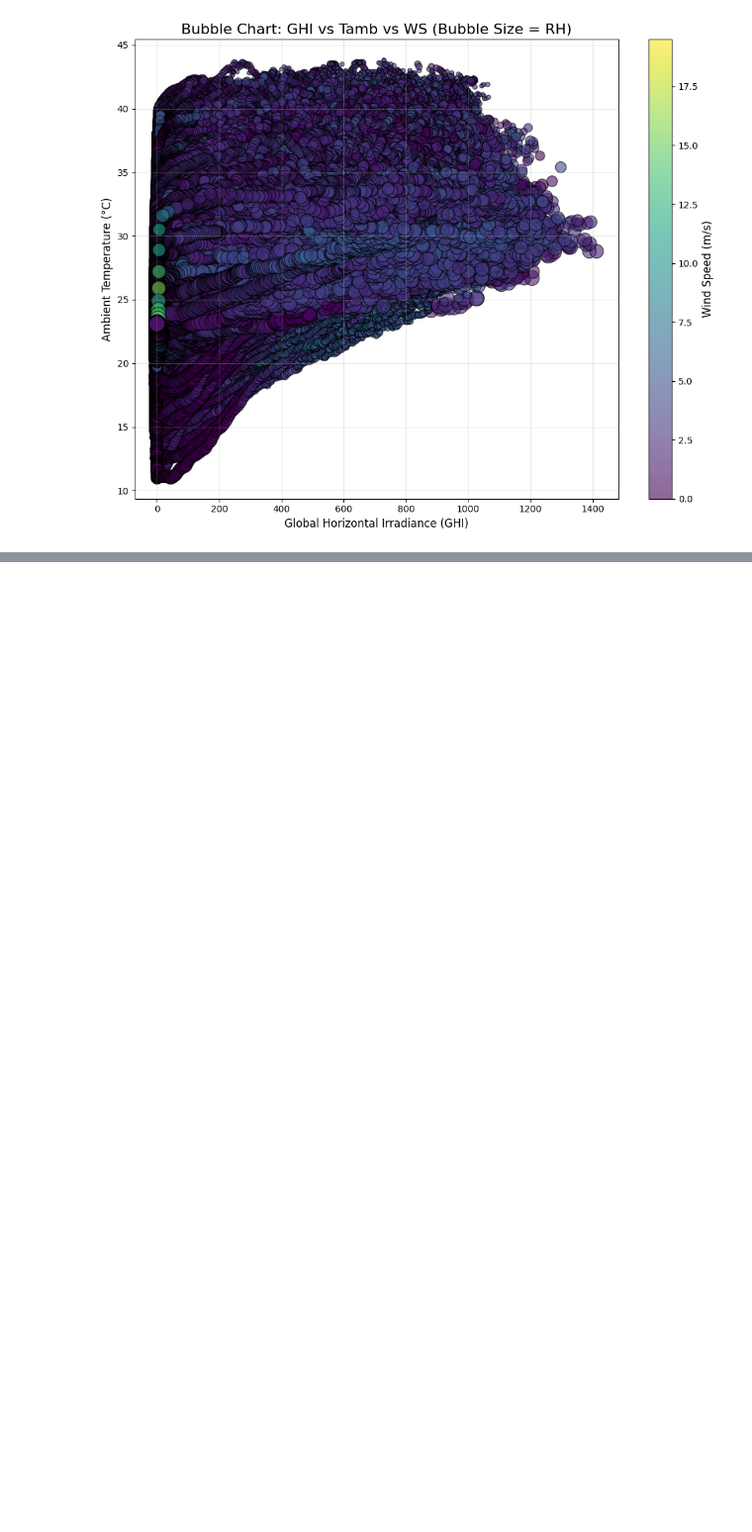
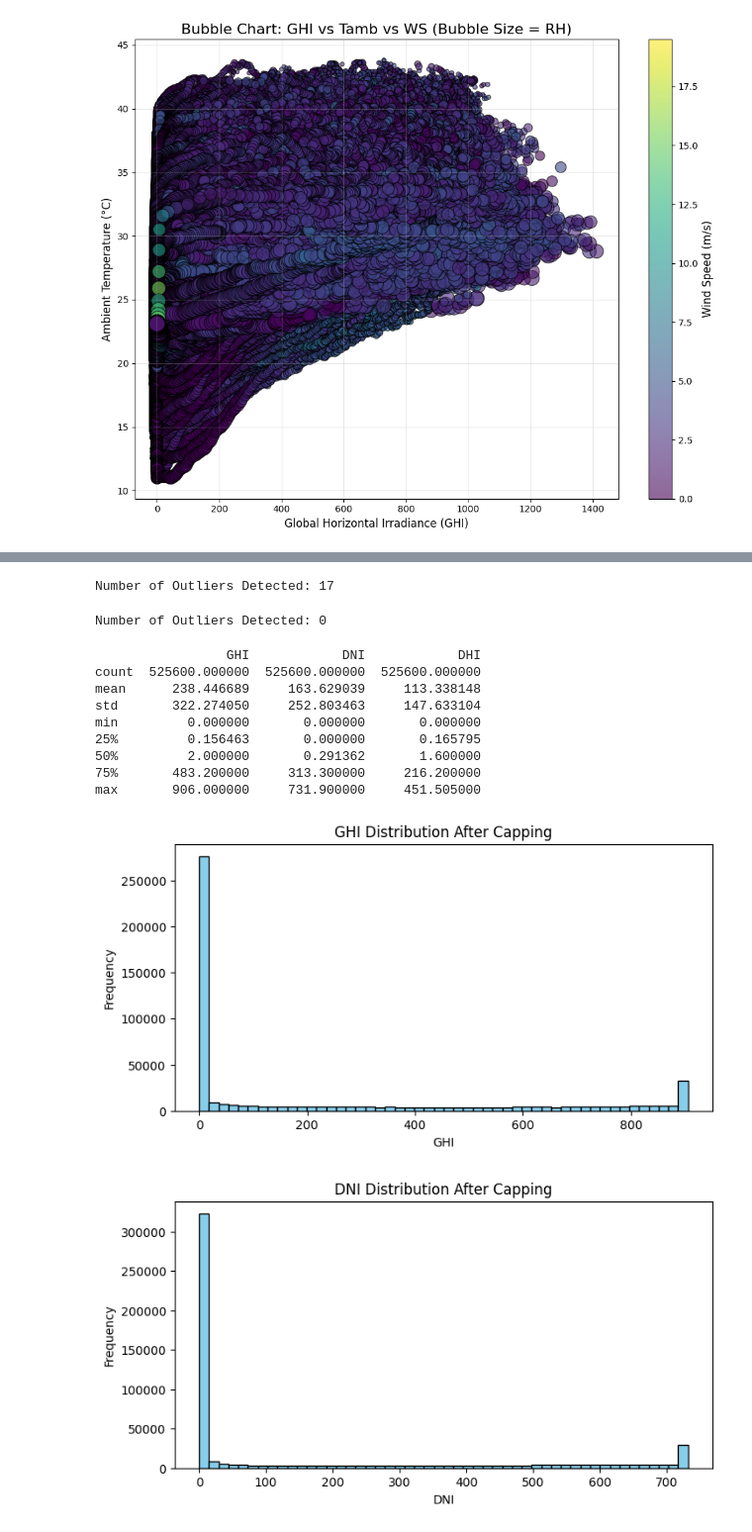
Before and after one commit to SaraFedlu/Solar-insights-analysis, a Jupyter notebook: notebooks/eda_benin.ipynb, the cells around one changed output, grey strips where cells are left out. Shown at 99% size. Cells and saved outputs as stored; diff of their text form; code cells hidden in the pictures; blank space fills up the shorter version.

Commit message:
clean the outliers and visalize the clean data

```diff
--- a/notebooks/eda_benin.ipynb
+++ b/notebooks/eda_benin.ipynb
@@ -370,0 +409,5 @@ data_benin.to_csv('../data/processed/benin.csv', index=False)
+# %%
+# Interpolating missing values resulted from outliers removal using linear method
+columns_to_interpolate = ['GHI', 'DNI', 'DHI']
+for col in columns_to_interpolate:
+    data_benin[col] = data_benin[col].interpolate(method='linear', limit_direction='both')
@@ -370,0 +440,2 @@ data_benin.to_csv('../data/processed/benin.csv', index=False)
+# %%
+data_benin = pd.read_csv('../data/processed/cleaned_dataset_benin.csv')
@@ -370,0 +478,68 @@ data_benin.to_csv('../data/processed/benin.csv', index=False)
+# %%
+# Re-evaluate outlier detection using IQR method
+Q1 = df[['GHI', 'DNI', 'DHI']].quantile(0.25)
+Q3 = df[['GHI', 'DNI', 'DHI']].quantile(0.75)
+IQR = Q3 - Q1
+
+# Define thresholds for detecting outliers
+IQR_multiplier = 2.0
+lower_bound = Q1 - IQR_multiplier * IQR
+upper_bound = Q3 + IQR_multiplier * IQR
+
+# Flag outliers
+for col in ['GHI', 'DNI', 'DHI']:
+    df[f'{col}_is_outlier'] = (df[col] < lower_bound[col]) | (df[col] > upper_bound[col])
+
+# Check the number of outliers
+print("Number of Outliers Detected:", df[[f'{col}_is_outlier' for col in ['GHI', 'DNI', 'DHI']]].sum().sum())
+# %% [output]
+Number of Outliers Detected: 17
+# %%
+# Cap extreme values
+for col in ['GHI', 'DNI', 'DHI']:
+    lower_cap = df[col].quantile(0.05)
+    upper_cap = df[col].quantile(0.95)
+    df[col] = df[col].clip(lower=lower_cap, upper=upper_cap)
+# %%
+# Re-evaluate outlier detection to confirm the capping worked
+Q1 = df[['GHI', 'DNI', 'DHI']].quantile(0.25)
+Q3 = df[['GHI', 'DNI', 'DHI']].quantile(0.75)
+IQR = Q3 - Q1
+
+# Define thresholds for detecting outliers
+IQR_multiplier = 2.0
+lower_bound = Q1 - IQR_multiplier * IQR
+upper_bound = Q3 + IQR_multiplier * IQR
+
+# Flag outliers
+for col in ['GHI', 'DNI', 'DHI']:
+    df[f'{col}_is_outlier'] = (df[col] < lower_bound[col]) | (df[col] > upper_bound[col])
+
+# Check the number of outliers
+print("Number of Outliers Detected:", df[[f'{col}_is_outlier' for col in ['GHI', 'DNI', 'DHI']]].sum().sum())
+# %% [output]
+Number of Outliers Detected: 0
+# %%
+# Check statistics
+print(df[['GHI', 'DNI', 'DHI']].describe())
+
+# Visualize capped data
+for col in ['GHI', 'DNI', 'DHI']:
+    plt.figure(figsize=(8, 4))
+    plt.hist(df[col], bins=50, color='skyblue', edgecolor='black')
+    plt.title(f'{col} Distribution After Capping')
+    plt.xlabel(col)
+    plt.ylabel('Frequency')
+    plt.show()
+# %% [output]
+                 GHI            DNI            DHI
+count  525600.000000  525600.000000  525600.000000
+mean      238.446689     163.629039     113.338148
+std       322.274050     252.803463     147.633104
+min         0.000000       0.000000       0.000000
+25%         0.156463       0.000000       0.165795
+50%         2.000000       0.291362       1.600000
+75%       483.200000     313.300000     216.200000
+max       906.000000     731.900000     451.505000
+[figure, added]
+[figure, added]
```
Also changed, not shown: parts of 13 cells of this notebook.
